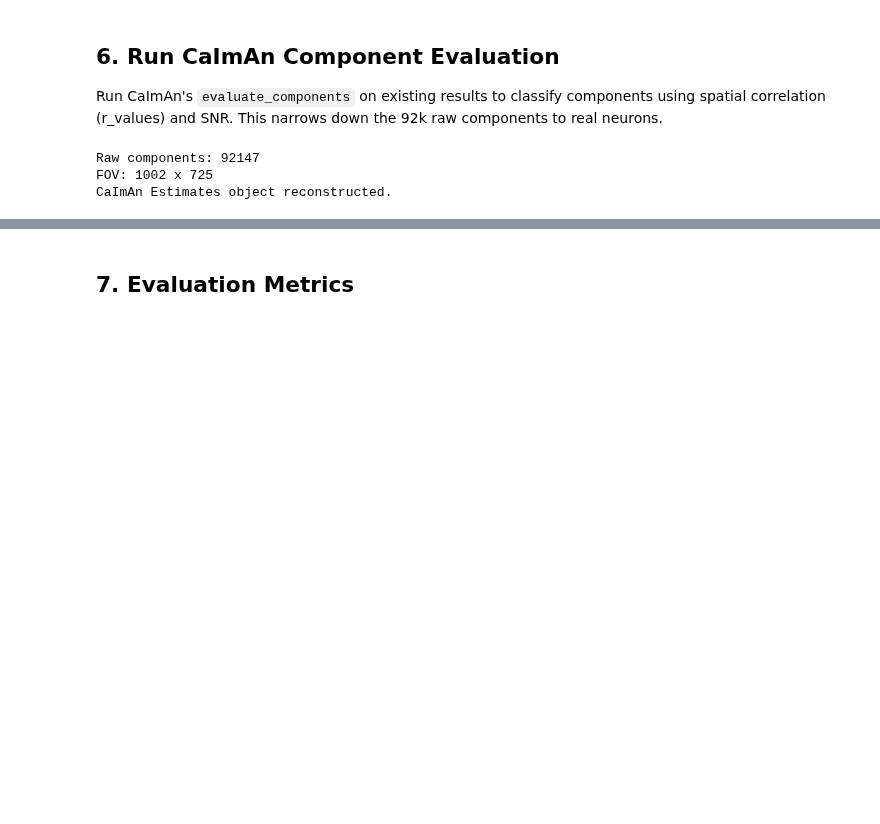
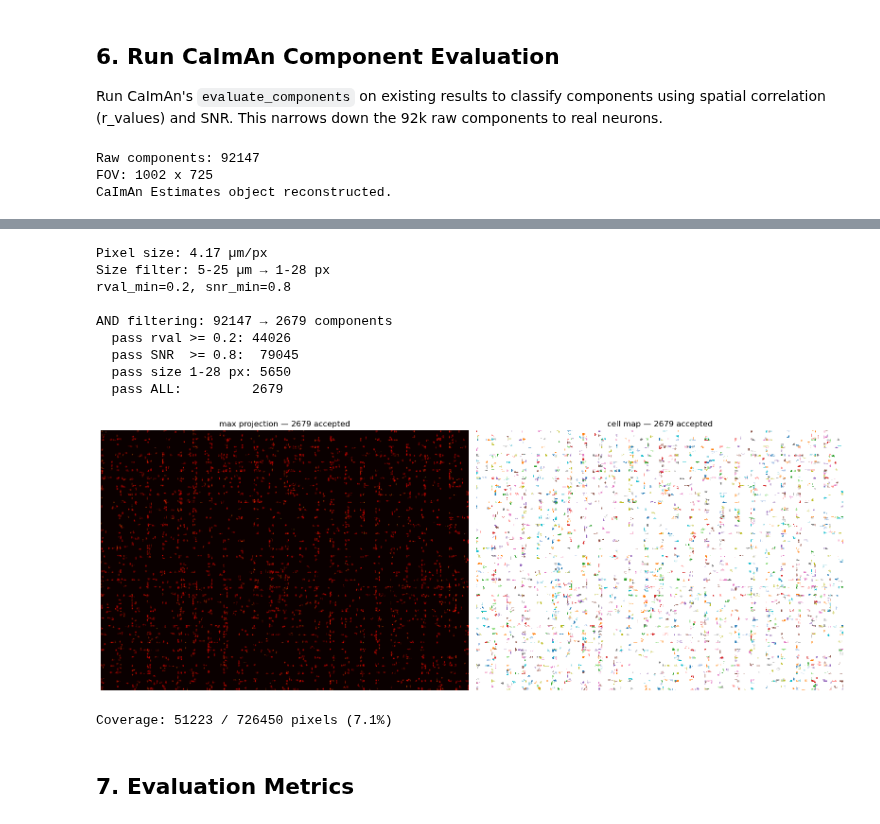
Before and after one commit to MillerBrainObservatory/LBM-CaImAn-Python, a Jupyter notebook: demos/notebooks/pipeline_demo.ipynb, the cells around one changed output, grey strips where cells are left out. Cells and saved outputs as stored; diff of their text form; code cells hidden in the pictures; blank space fills up the shorter version.

```diff
--- a/demos/notebooks/pipeline_demo.ipynb
+++ b/demos/notebooks/pipeline_demo.ipynb
@@ -20,7 +20,7 @@ Set your input data path and output directory.
 input_path = Path(r"E:\datasets\lbm\jeff_lbm\caiman")
 
 # output directory for results
-output_path = Path(r"E:\datasets\lbm\jeff_lbm\segmentation-full")
+output_path = Path(r"E:\datasets\lbm\jeff_lbm\segmentation-full-2")
 
 print(f"Input: {input_path}")
 print(f"Output: {output_path}")
@@ -157,7 +163,7 @@ results = lcp.pipeline(
     input_data=input_path,
     save_path=output_path,
     ops=ops,
-    planes=[1],    # uncomment to process specific planes
+    planes=[1, 2, 3, 4, 5, 6, 7],    # uncomment to process specific planes
     force_mcorr=False,   # set True to re-run motion correction
     force_cnmf=False,    # set True to re-run CNMF
 )
@@ -274,10 +286,13 @@ plane_dir = Path(r"E:\datasets\lbm\jeff_lbm\segmentation-full\zplane01_tp00001-0
 data = lcp.load_planar_results(plane_dir)
 ops_data = data["ops"]
 estimates_dict = data["estimates"]
-Ly, Lx = ops_data["Ly"], ops_data["Lx"]
 
 A = estimates_dict["A"]  # sparse (n_pixels, n_components)
 C = estimates_dict["C"]  # (n_components, T)
+
+# infer Ly, Lx from movie shape or data
+Ly = ops_data.get("Ly", 1002)
+Lx = ops_data.get("Lx", 725)
 print(f"Raw components: {A.shape[1]}")
 print(f"FOV: {Ly} x {Lx}")
 
@@ -393,3 +389,67 @@ print(f"Coverage: {mask.sum()} / {n_pixels} pixels ({100*mask.sum()/n_pixels:.1f
+# %%
+# strict AND filtering: component must pass ALL criteria
+# caiman's built-in uses OR logic (good rval OR good SNR → accept)
+# this uses AND logic (good rval AND good SNR AND good size → accept)
+
+dx = meta["dx"]  # µm per pixel
+mn_um, mx_um = 5, 25
+mn_px = np.pi * (mn_um / (2 * dx)) ** 2
+mx_px = np.pi * (mx_um / (2 * dx)) ** 2
+
+# component sizes from sparse A
+sizes = np.array((A > 0).sum(axis=0)).ravel()
+
+# thresholds — adjust these to taste
+rval_min = 0.2
+snr_min = 0.8
+
+good = (
+    (est.r_values >= rval_min) &
+    (est.SNR_comp >= snr_min) &
+    (sizes >= mn_px) &
+    (sizes <= mx_px)
+)
+idx_good = np.where(good)[0]
+n_pixels = Ly * Lx
+
+print(f"Pixel size: {dx:.2f} µm/px")
+print(f"Size filter: {mn_um}-{mx_um} µm → {mn_px:.0f}-{mx_px:.0f} px")
+print(f"rval_min={rval_min}, snr_min={snr_min}")
+print(f"\nAND filtering: {A.shape[1]} → {len(idx_good)} components")
+print(f"  pass rval >= {rval_min}: {(est.r_values >= rval_min).sum()}")
+print(f"  pass SNR  >= {snr_min}:  {(est.SNR_comp >= snr_min).sum()}")
+print(f"  pass size {mn_px:.0f}-{mx_px:.0f} px: {((sizes >= mn_px) & (sizes <= mx_px)).sum()}")
+print(f"  pass ALL:         {len(idx_good)}")
+
+# visualize
+A_good = A[:, idx_good]
+footprint = np.array(A_good.max(axis=1).todense()).ravel().reshape((Ly, Lx), order="F")
+comp_ids = np.array(A_good.argmax(axis=1)).ravel().reshape((Ly, Lx), order="F")
+mask = footprint > 0
+cell_map = np.where(mask, comp_ids % 20, np.nan)
+
+fig, axes = plt.subplots(1, 2, figsize=(16, 6))
+axes[0].imshow(footprint, cmap="hot", aspect="auto")
+axes[0].set_title(f"max projection — {len(idx_good)} accepted")
+axes[0].axis("off")
+axes[1].imshow(cell_map, cmap="tab20", aspect="auto", interpolation="nearest")
+axes[1].set_title(f"cell map — {len(idx_good)} accepted")
+axes[1].axis("off")
+plt.tight_layout()
+plt.show()
+print(f"Coverage: {mask.sum()} / {n_pixels} pixels ({100*mask.sum()/n_pixels:.1f}%)")
+# %% [output]
+Pixel size: 4.17 µm/px
+Size filter: 5-25 µm → 1-28 px
+rval_min=0.2, snr_min=0.8
+
+AND filtering: 92147 → 2679 components
+  pass rval >= 0.2: 44026
+  pass SNR  >= 0.8:  79045
+  pass size 1-28 px: 5650
+  pass ALL:         2679
+[figure, added]
+Coverage: 51223 / 726450 pixels (7.1%)
 # %% [markdown]
 ## 7. Evaluation Metrics
 # %%
```
Also changed, not shown: parts of 10 cells of this notebook, 1 other file.
